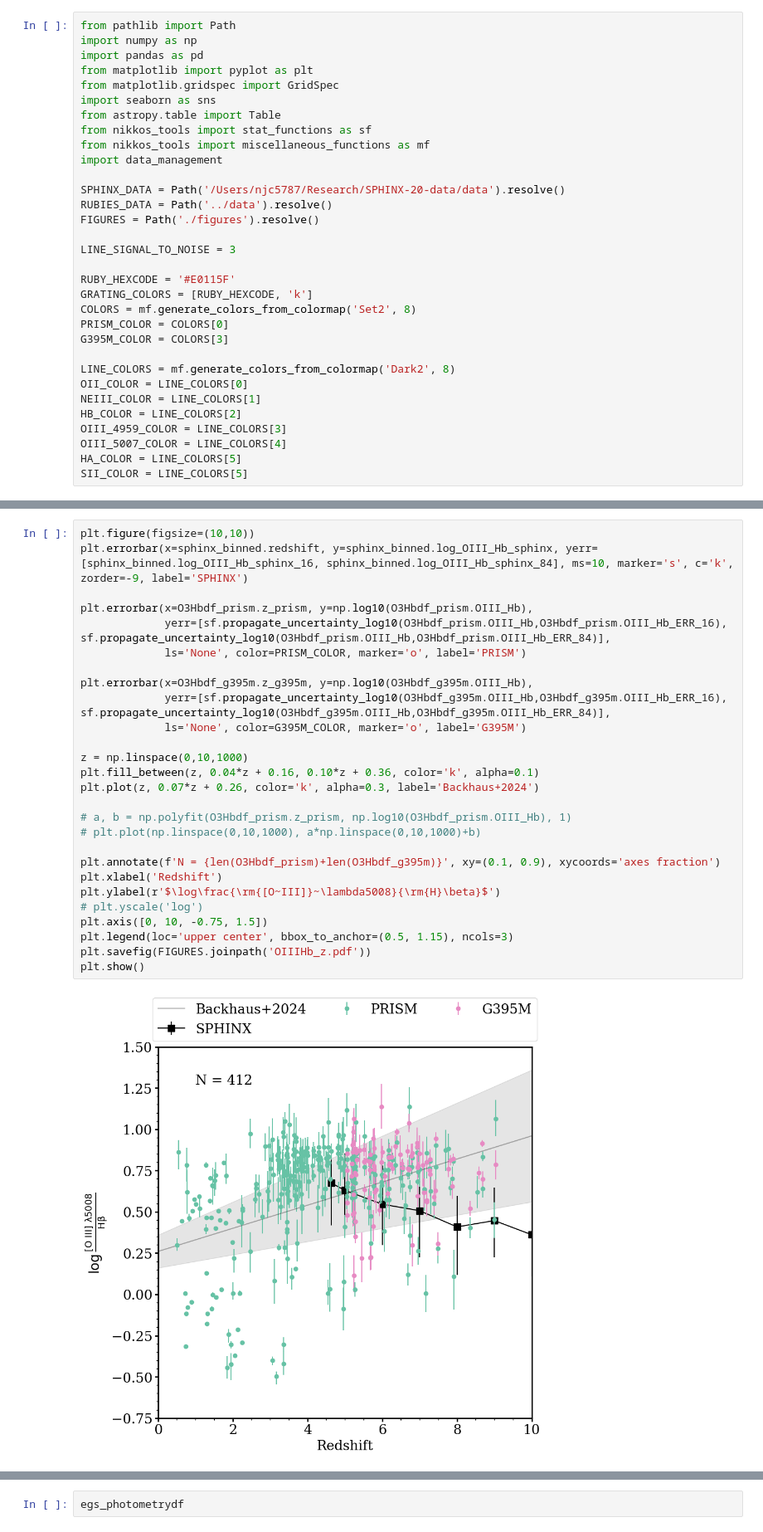
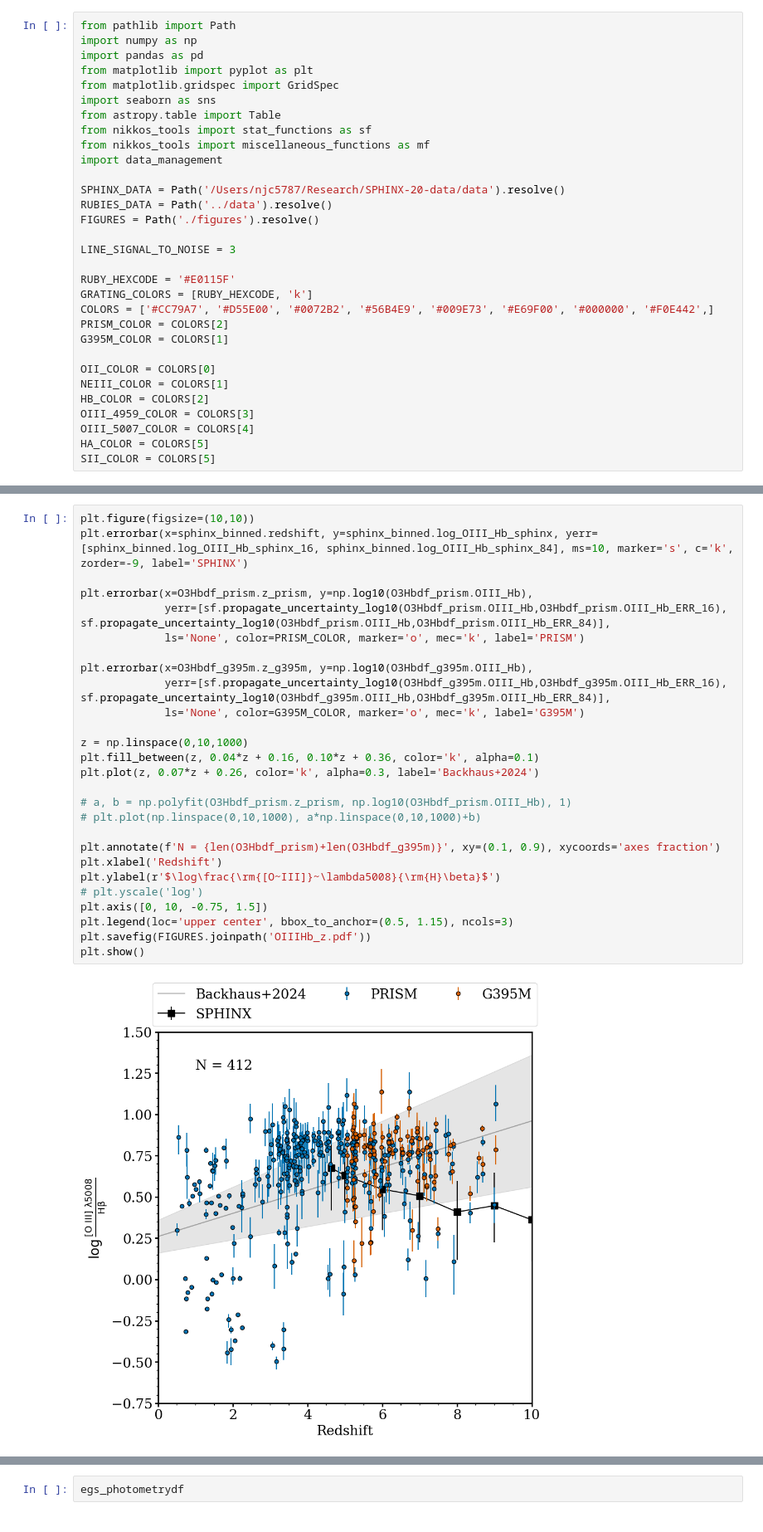
Before and after one commit to njcleri/RUBIES_ionization_conditions, a Jupyter notebook: ionization_conditions_zach.ipynb, the cells around one changed output, grey strips where cells are left out. Shown at 83% size. Drawn from its saved outputs; the diff is of its cells as text.

Commit message:
colors

```diff
--- a/ionization_conditions_zach.ipynb
+++ b/ionization_conditions_zach.ipynb
@@ -18,17 +18,16 @@ LINE_SIGNAL_TO_NOISE = 3
 
 RUBY_HEXCODE = '#E0115F'
 GRATING_COLORS = [RUBY_HEXCODE, 'k']
-COLORS = mf.generate_colors_from_colormap('Set2', 8)
-PRISM_COLOR = COLORS[0]
-G395M_COLOR = COLORS[3]
+COLORS = ['#CC79A7', '#D55E00', '#0072B2', '#56B4E9', '#009E73', '#E69F00', '#000000', '#F0E442',]
+PRISM_COLOR = COLORS[2]
+G395M_COLOR = COLORS[1]
 
-LINE_COLORS = mf.generate_colors_from_colormap('Dark2', 8)
-OII_COLOR = LINE_COLORS[0]
-NEIII_COLOR = LINE_COLORS[1]
-HB_COLOR = LINE_COLORS[2]
-OIII_4959_COLOR = LINE_COLORS[3]
-OIII_5007_COLOR = LINE_COLORS[4]
-HA_COLOR = LINE_COLORS[5]
-SII_COLOR = LINE_COLORS[5]
+OII_COLOR = COLORS[0]
+NEIII_COLOR = COLORS[1]
+HB_COLOR = COLORS[2]
+OIII_4959_COLOR = COLORS[3]
+OIII_5007_COLOR = COLORS[4]
+HA_COLOR = COLORS[5]
+SII_COLOR = COLORS[5]
 # %%
 line_fluxes = pd.read_csv(RUBIES_DATA.joinpath('line_flux_df.csv'), index_col=0)
@@ -278,32 +271,32 @@ plt.show()
 # %%
 plt.figure(figsize=(10,10))
 plt.errorbar(x=sphinx_binned.redshift, y=sphinx_binned.log_OIII_Hb_sphinx, yerr=[sphinx_binned.log_OIII_Hb_sphinx_16, sphinx_binned.log_OIII_Hb_sphinx_84], ms=10, marker='s', c='k', zorder=-9, label='SPHINX')
 
 plt.errorbar(x=O3Hbdf_prism.z_prism, y=np.log10(O3Hbdf_prism.OIII_Hb),
              yerr=[sf.propagate_uncertainty_log10(O3Hbdf_prism.OIII_Hb,O3Hbdf_prism.OIII_Hb_ERR_16), sf.propagate_uncertainty_log10(O3Hbdf_prism.OIII_Hb,O3Hbdf_prism.OIII_Hb_ERR_84)],
-             ls='None', color=PRISM_COLOR, marker='o', label='PRISM')
+             ls='None', color=PRISM_COLOR, marker='o', mec='k', label='PRISM')
 
 plt.errorbar(x=O3Hbdf_g395m.z_g395m, y=np.log10(O3Hbdf_g395m.OIII_Hb),
              yerr=[sf.propagate_uncertainty_log10(O3Hbdf_g395m.OIII_Hb,O3Hbdf_g395m.OIII_Hb_ERR_16), sf.propagate_uncertainty_log10(O3Hbdf_g395m.OIII_Hb,O3Hbdf_g395m.OIII_Hb_ERR_84)],
-             ls='None', color=G395M_COLOR, marker='o', label='G395M')
+             ls='None', color=G395M_COLOR, marker='o', mec='k', label='G395M')
 
 z = np.linspace(0,10,1000)
 plt.fill_between(z, 0.04*z + 0.16, 0.10*z + 0.36, color='k', alpha=0.1)
 plt.plot(z, 0.07*z + 0.26, color='k', alpha=0.3, label='Backhaus+2024')
 
 # a, b = np.polyfit(O3Hbdf_prism.z_prism, np.log10(O3Hbdf_prism.OIII_Hb), 1)
 # plt.plot(np.linspace(0,10,1000), a*np.linspace(0,10,1000)+b)
 
 plt.annotate(f'N = {len(O3Hbdf_prism)+len(O3Hbdf_g395m)}', xy=(0.1, 0.9), xycoords='axes fraction')
 plt.xlabel('Redshift')
 plt.ylabel(r'$\log\frac{\rm{[O~III]}~\lambda5008}{\rm{H}\beta}$')
 # plt.yscale('log')
 plt.axis([0, 10, -0.75, 1.5])
 plt.legend(loc='upper center', bbox_to_anchor=(0.5, 1.15), ncols=3)
 plt.savefig(FIGURES.joinpath('OIIIHb_z.pdf'))
 plt.show()
 # %% [output]
-[figure, old version]
+[figure, new version]
 # %%
 fig = plt.figure(figsize=(10,10))
 gs = GridSpec(nrows=10, ncols=10)
```
Also changed, not shown: parts of 11 cells of this notebook, 13 other files.
